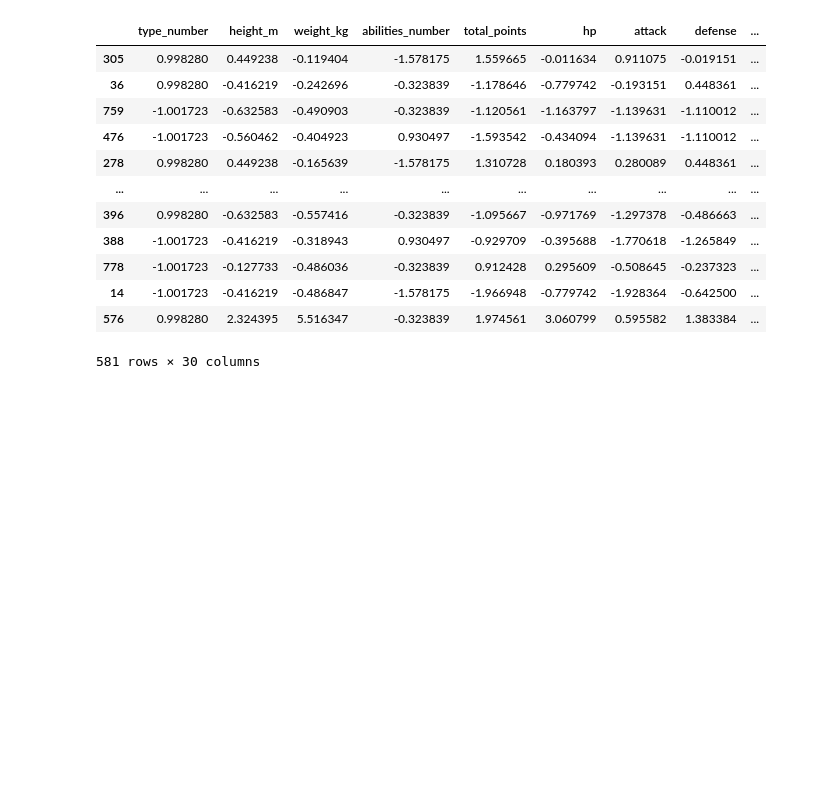
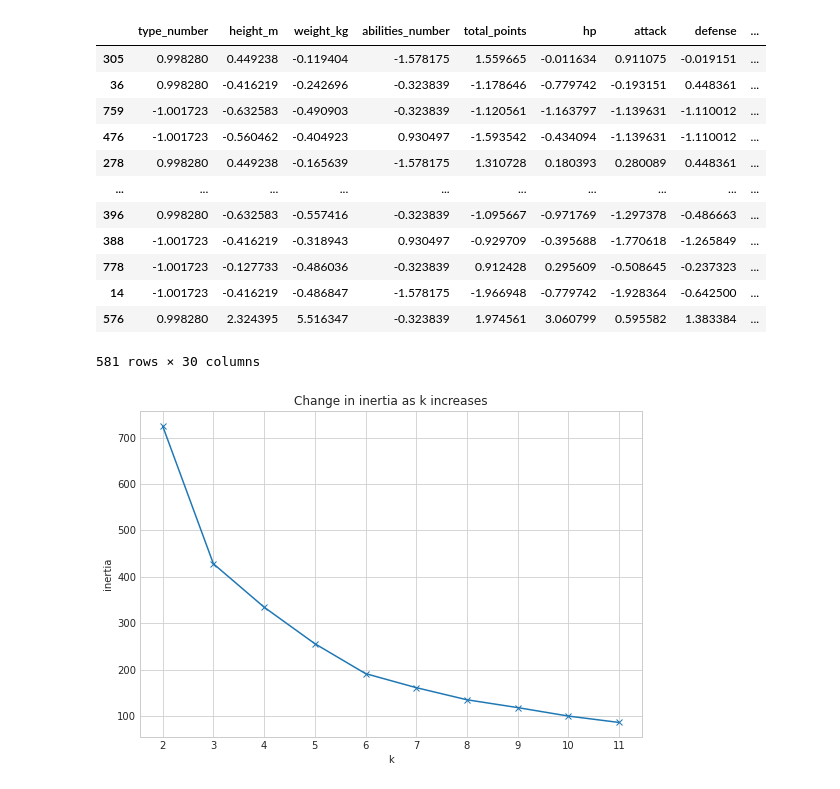
Before and after one commit to annah-vu/pokemon_project, a Jupyter notebook: third_notebook.ipynb, the cells around one changed output. Cells and saved outputs as stored; diff of their text form; code cells hidden in the pictures; blank space fills up the shorter version.

```diff
--- a/third_notebook.ipynb
+++ b/third_notebook.ipynb
@@ -130,14 +132,14 @@ Clusters based on weight_kg and height_m of Pokemon
 # %%
 X = X_train_scaled[['speed', 'height_m']]
 # %%
-def inertia(X):
-    with plt.style.context('seaborn-whitegrid'):
-        plt.figure(figsize=(9, 6))
-        pd.Series({k: KMeans(k).fit(X).inertia_ for k in range(2, 12)}).plot(marker='x')
-        plt.xticks(range(2, 12))
-        plt.xlabel('k')
-        plt.ylabel('inertia')
-        plt.title('Change in inertia as k increases')
+# def inertia(X):
+#     with plt.style.context('seaborn-whitegrid'):
+#         plt.figure(figsize=(9, 6))
+#         pd.Series({k: KMeans(k).fit(X).inertia_ for k in range(2, 12)}).plot(marker='x')
+#         plt.xticks(range(2, 12))
+#         plt.xlabel('k')
+#         plt.ylabel('inertia')
+#         plt.title('Change in inertia as k increases')
 # %%
 inertia(X)
 # %% [output]
@@ -183,3 +190,8 @@ X_train_scaled
 | 14 | -1.001723 | -0.416219 | -0.486847 | -1.578175 | -1.966948 | -0.779742 | -1.928364 | -0.642500 | ... |
 | 576 | 0.998280 | 2.324395 | 5.516347 | -0.323839 | 1.974561 | 3.060799 | 0.595582 | 1.383384 | ... |
 581 rows × 30 columns
+# %%
+X = X_train_scaled[['speed', 'against_fire']]
+inertia(X)
+# %% [output]
+[figure, added]
```
Also changed, not shown: parts of 10 cells of this notebook.
